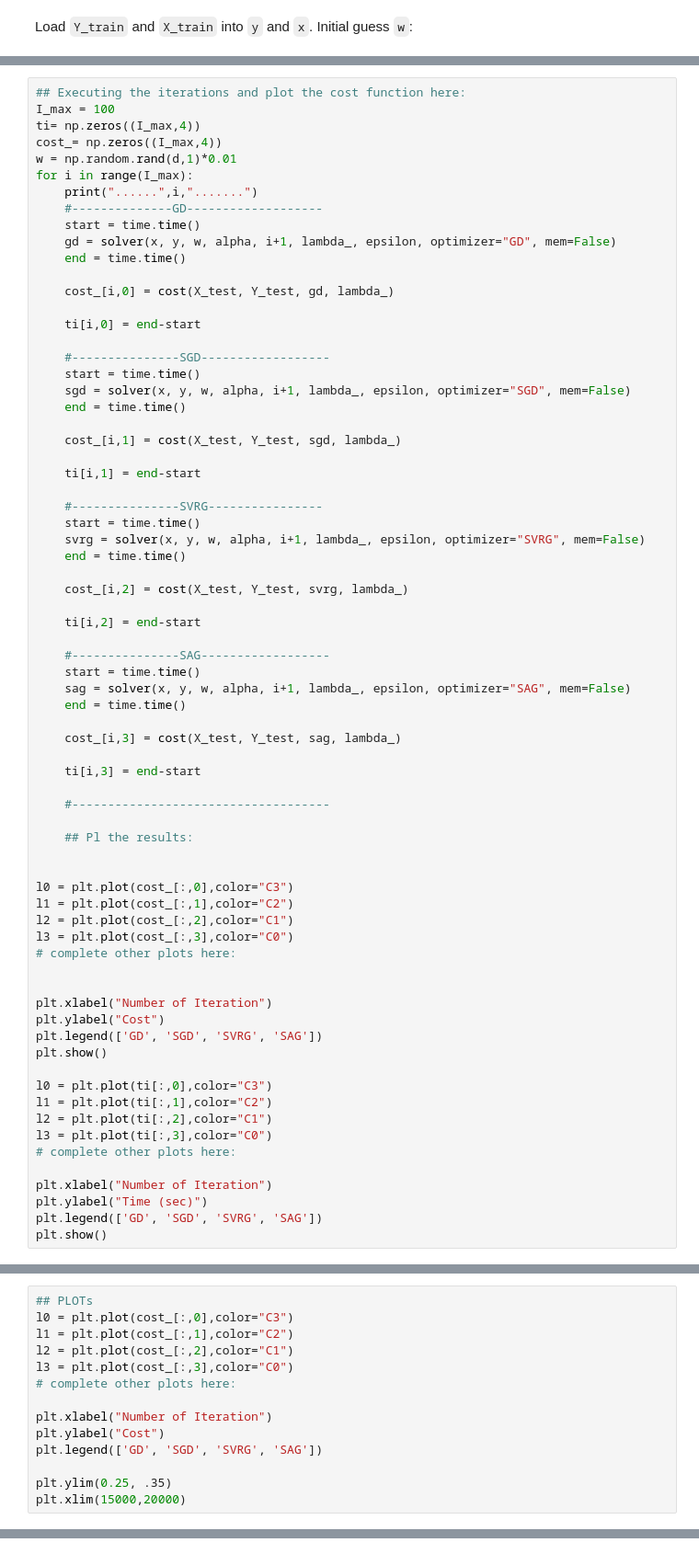
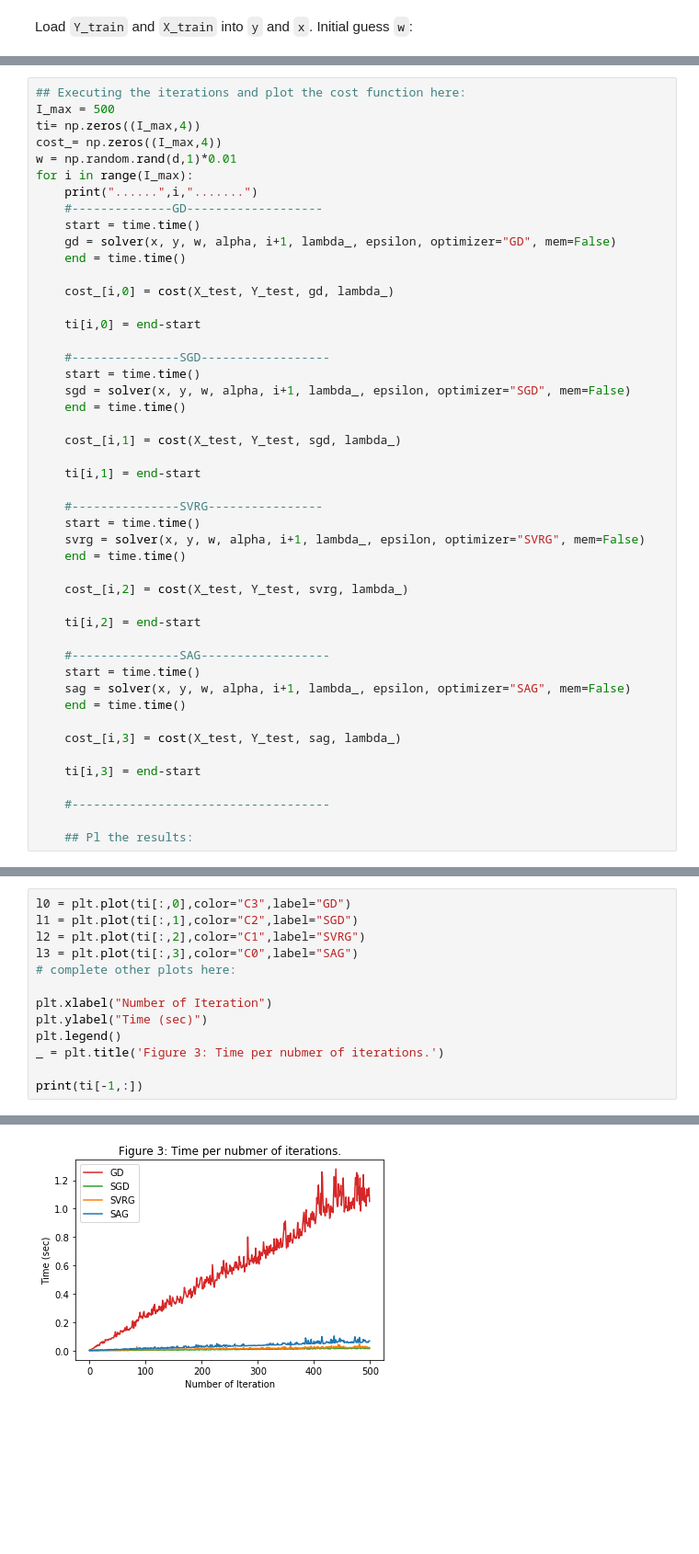
Before and after one commit to hellkvist/EP3260-MLoNs-2020-MH, a Jupyter notebook: Computer-Assignments/CA-G2-2.ipynb, the cells around one changed output, grey strips where cells are left out. Shown at 92% size. Cells and saved outputs as stored; diff of their text form; blank space fills up the shorter version.

```diff
--- a/Computer-Assignments/CA-G2-2.ipynb
+++ b/Computer-Assignments/CA-G2-2.ipynb
@@ -348,6 +576,6 @@ print("Training time for SAG: ", end-start)
 # %%
 ## Executing the iterations and plot the cost function here:
-I_max = 100
+I_max = 500
 ti= np.zeros((I_max,4))
 cost_= np.zeros((I_max,4))
 w = np.random.rand(d,1)*0.01
@@ -392,27 +620,3 @@ for i in range(I_max):
     #------------------------------------
 
     ## Pl the results:
-
-
-l0 = plt.plot(cost_[:,0],color="C3")
-l1 = plt.plot(cost_[:,1],color="C2")
-l2 = plt.plot(cost_[:,2],color="C1")
-l3 = plt.plot(cost_[:,3],color="C0")
-# complete other plots here:
-
-
-plt.xlabel("Number of Iteration")
-plt.ylabel("Cost")
-plt.legend(['GD', 'SGD', 'SVRG', 'SAG'])
-plt.show()
-
-l0 = plt.plot(ti[:,0],color="C3")
-l1 = plt.plot(ti[:,1],color="C2")
-l2 = plt.plot(ti[:,2],color="C1")
-l3 = plt.plot(ti[:,3],color="C0")
-# complete other plots here:
-
-plt.xlabel("Number of Iteration")
-plt.ylabel("Time (sec)")
-plt.legend(['GD', 'SGD', 'SVRG', 'SAG'])
-plt.show()
@@ -462,14 +641,14 @@ plt.show()
 # %%
-## PLOTs
-l0 = plt.plot(cost_[:,0],color="C3")
-l1 = plt.plot(cost_[:,1],color="C2")
-l2 = plt.plot(cost_[:,2],color="C1")
-l3 = plt.plot(cost_[:,3],color="C0")
+l0 = plt.plot(ti[:,0],color="C3",label="GD")
+l1 = plt.plot(ti[:,1],color="C2",label="SGD")
+l2 = plt.plot(ti[:,2],color="C1",label="SVRG")
+l3 = plt.plot(ti[:,3],color="C0",label="SAG")
 # complete other plots here:
 
 plt.xlabel("Number of Iteration")
-plt.ylabel("Cost")
-plt.legend(['GD', 'SGD', 'SVRG', 'SAG'])
+plt.ylabel("Time (sec)")
+plt.legend()
+_ = plt.title('Figure 3: Time per nubmer of iterations.')
 
-plt.ylim(0.25, .35)
-plt.xlim(15000,20000)
+print(ti[-1,:])
+# %% [output]
@@ -475,0 +656 @@ plt.xlim(15000,20000)
+[figure, added]
```
Also changed, not shown: parts of 32 cells of this notebook.
